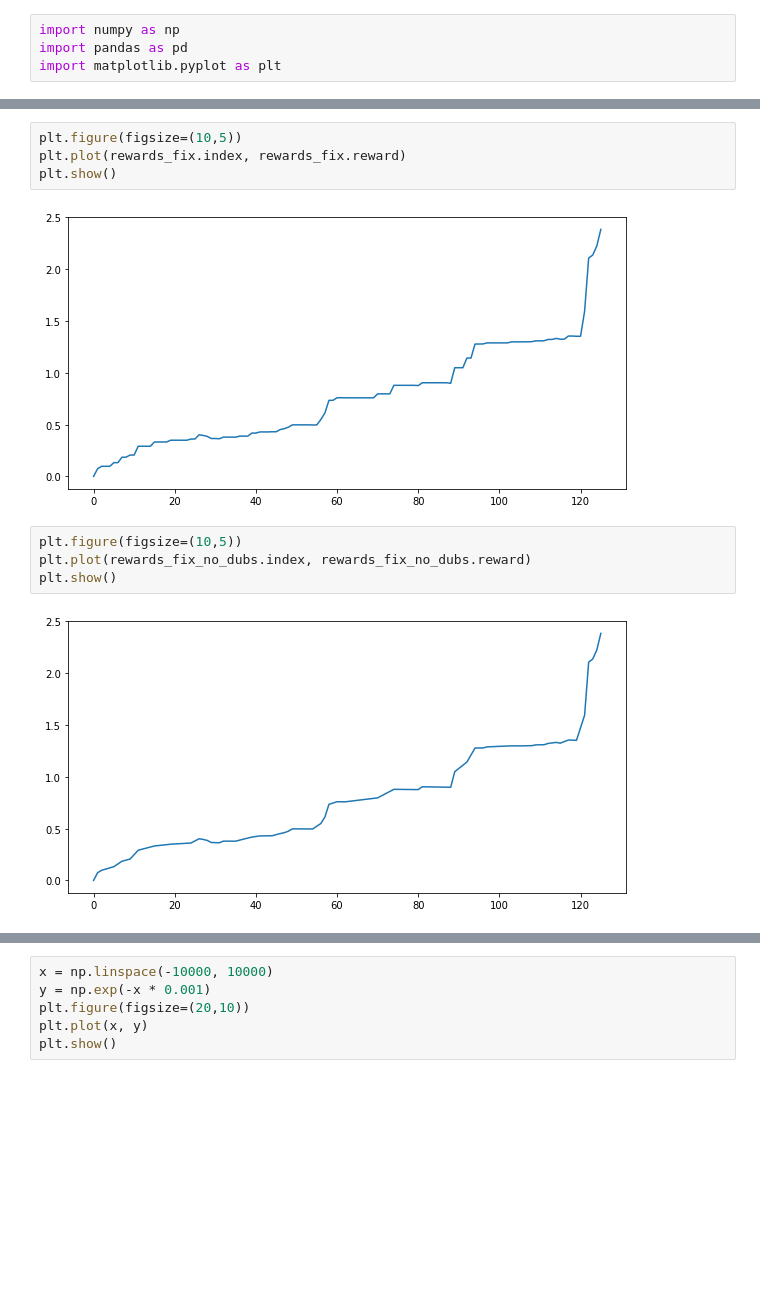
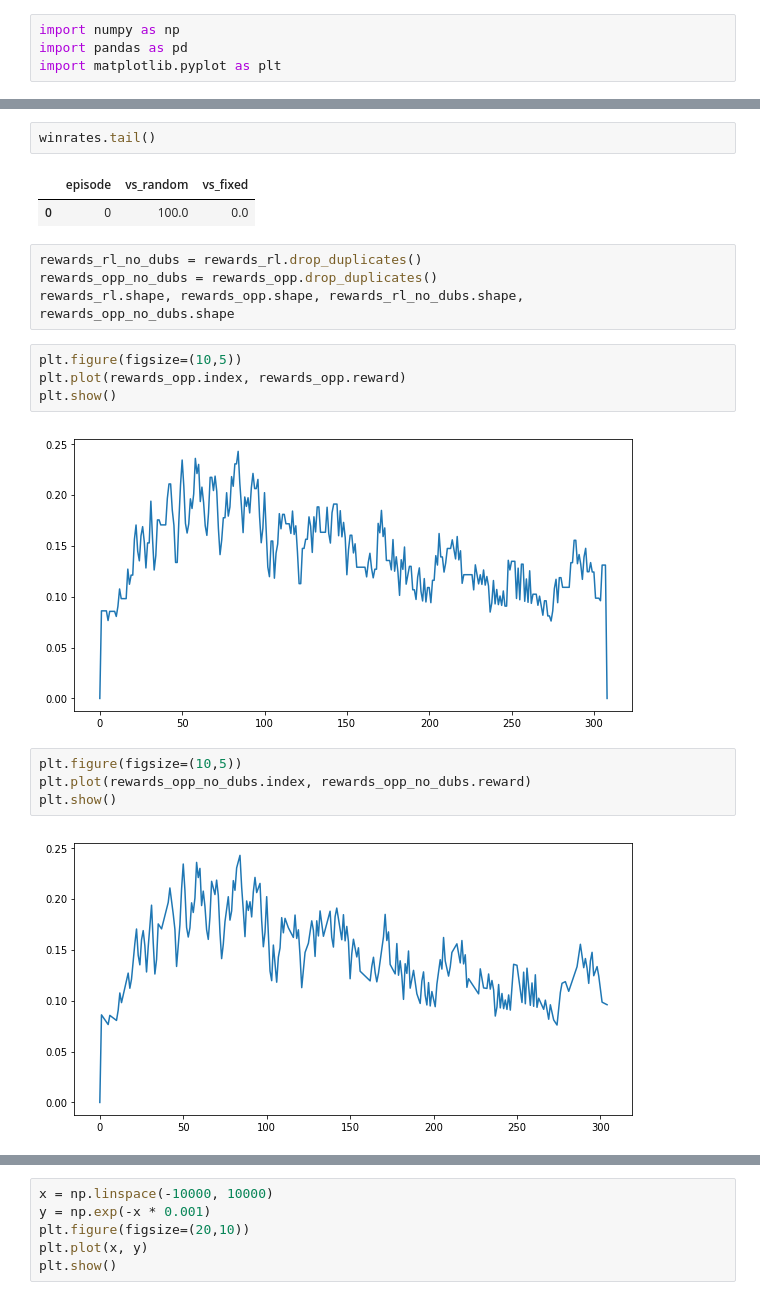
Before and after one commit to ARVILab/monopoly, a Jupyter notebook: loss_viz.ipynb, the cells around one changed output, grey strips where cells are left out. Saved outputs shown, nothing was run; the diff lists cells and outputs as text; blank space fills up the shorter version.

```diff
--- a/loss_viz.ipynb
+++ b/loss_viz.ipynb
@@ -35,15 +31,24 @@ rewards_rl_no_dubs.shape, rewards_fix_no_dubs.shape
+# %%
+winrates.tail()
+# %% [output]
+|  | episode | vs_random | vs_fixed |
+| 0 | 0 | 100.0 | 0.0 |
+# %%
+rewards_rl_no_dubs = rewards_rl.drop_duplicates()
+rewards_opp_no_dubs = rewards_opp.drop_duplicates()
+rewards_rl.shape, rewards_opp.shape, rewards_rl_no_dubs.shape, rewards_opp_no_dubs.shape
 # %%
 plt.figure(figsize=(10,5))
-plt.plot(rewards_fix.index, rewards_fix.reward)
+plt.plot(rewards_opp.index, rewards_opp.reward)
 plt.show()
 # %% [output]
-[figure, old version]
+[figure, new version]
 # %%
 plt.figure(figsize=(10,5))
-plt.plot(rewards_fix_no_dubs.index, rewards_fix_no_dubs.reward)
+plt.plot(rewards_opp_no_dubs.index, rewards_opp_no_dubs.reward)
 plt.show()
 # %% [output]
-[figure, old version]
+[figure, new version]
 # %%
 plt.figure(figsize=(10,5))
 plt.plot(rewards_rl.index, rewards_rl.reward)
```
Also changed, not shown: parts of 23 cells of this notebook, 6 other files.
